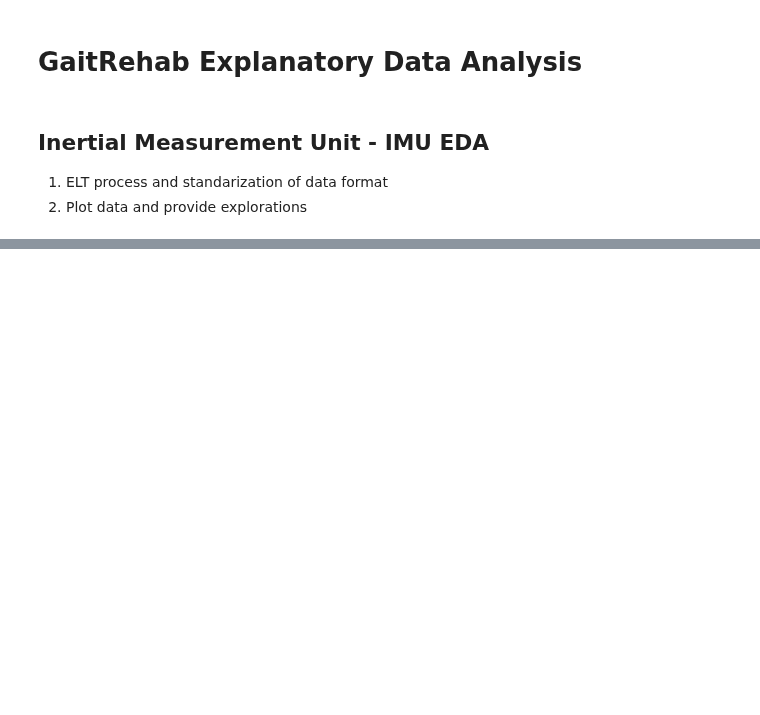
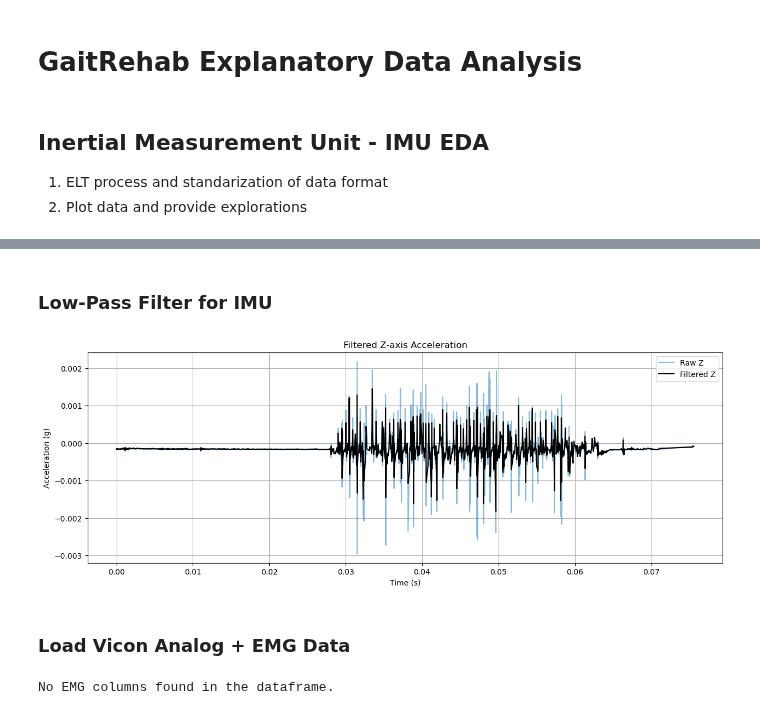
Before and after one commit to StamatisOrfanos/GaitRehab, a Jupyter notebook: eda.ipynb, the cells around one changed output, grey strips where cells are left out. Saved outputs shown, nothing was run; the diff lists cells and outputs as text; code cells hidden in the pictures; blank space fills up the shorter version.

```diff
--- a/eda.ipynb
+++ b/eda.ipynb
@@ -47,0 +78,44 @@ MetaWear-2022-01-19
+# %% [markdown]
+### Low-Pass Filter for IMU
+# %%
+def butter_lowpass_filter(data, cutoff=20, fs=100, order=2):
+    nyq = 0.5 * fs
+    normal_cutoff = cutoff / nyq
+    b, a = butter(order, normal_cutoff, btype='low', analog=False)
+    y = filtfilt(b, a, data)
+    return y
+
+imu_df['z-axis (filtered)'] = butter_lowpass_filter(imu_df['z-axis (g)'])
+
+plt.plot(imu_df['time (s)'], imu_df['z-axis (g)'], alpha=0.5, label='Raw Z')
+plt.plot(imu_df['time (s)'], imu_df['z-axis (filtered)'], label='Filtered Z', color='black')
+plt.xlabel("Time (s)")
+plt.ylabel("Acceleration (g)")
+plt.title("Filtered Z-axis Acceleration")
+plt.legend()
+plt.grid(True)
+plt.show()
+# %% [output]
+[figure, added]
+# %% [markdown]
+### Load Vicon Analog + EMG Data
+# %%
+vicon_df = pd.read_csv("data/Healthy/Patient_1/Vicon_Trial02.csv", skiprows=12, delimiter=',')
+vicon_df.columns = vicon_df.columns.str.strip()
+
+# Ensure 'Time (s)' column exists
+if 'Time (s)' not in vicon_df.columns:
+	vicon_df['Time (s)'] = vicon_df.index / 1000.0
+
+# EMG Plot Example
+emg_cols = [col for col in vicon_df.columns if 'EMG1' in col]
+if emg_cols:  # Ensure there are EMG columns to plot
+	vicon_df.plot(x='Time (s)', y=emg_cols[:4], title="Sample EMG Channels (Raw)")
+	plt.xlabel("Time (s)")
+	plt.ylabel("Voltage (V)")
+	plt.grid(True)
+	plt.show()
+else:
+	print("No EMG columns found in the dataframe.")
+# %% [output]
+No EMG columns found in the dataframe.
```
Also changed, not shown: parts of 5 cells of this notebook.
